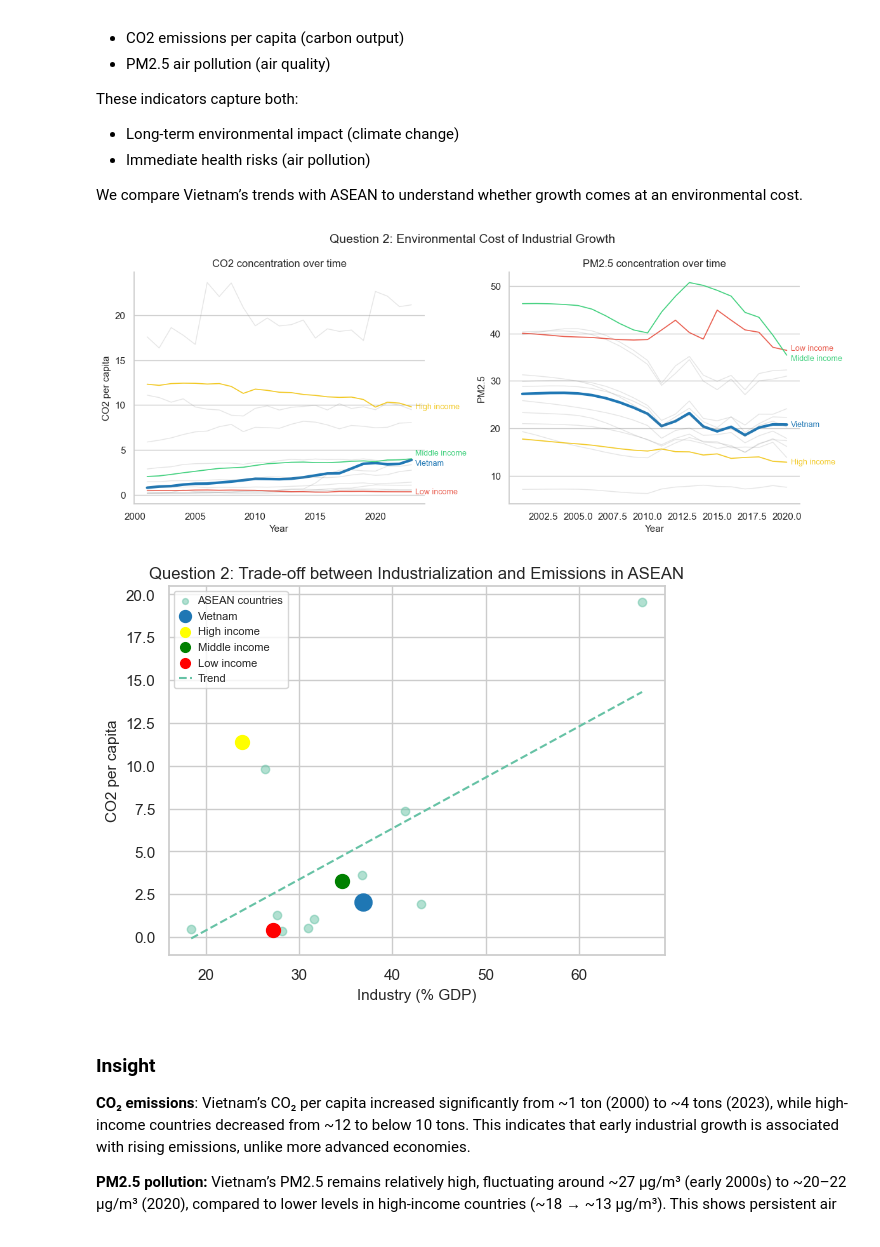
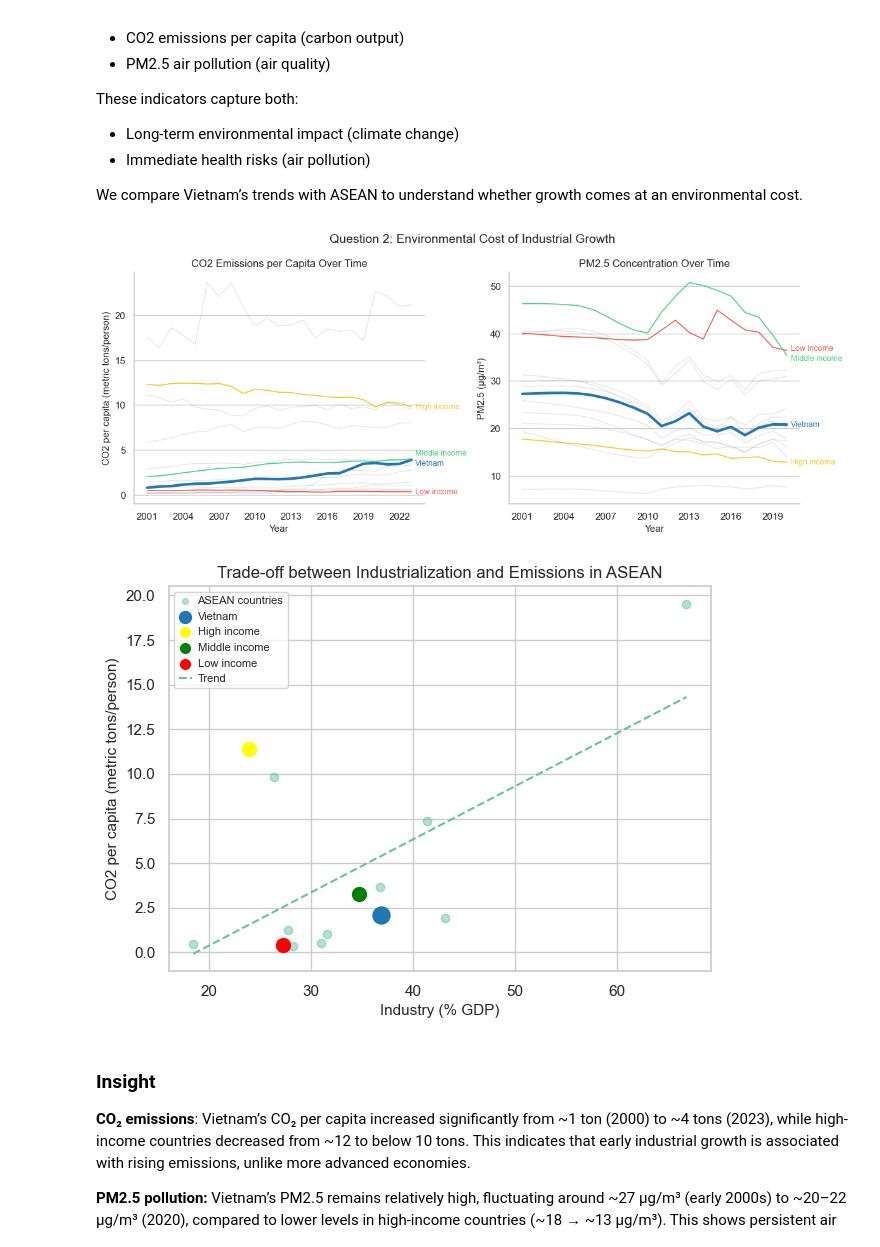
Before and after one commit to thloc1212/DV_LAB2, a Jupyter notebook: merged/merge.ipynb, the cells around one changed output. Cells and saved outputs as stored; diff of their text form; code cells hidden in the pictures.

```diff
--- a/merged/merge.ipynb
+++ b/merged/merge.ipynb
@@ -530,8 +531,13 @@ vn = df_asean_industry[df_asean_industry["Country"] == "Vietnam"]
 x_last = vn["Year"].max()
 
 title_map = {
-    "CO2 per capita": "CO2 concentration over time",
-    "PM2.5": "PM2.5 concentration over time"
+    "CO2 per capita": "CO2 Emissions per Capita Over Time",
+    "PM2.5": "PM2.5 Concentration Over Time"
+}
+
+ylabel_map = {
+    "CO2 per capita": "CO2 per capita (metric tons/person)",
+    "PM2.5": "PM2.5 (µg/m³)"
 }
 
 manual_offsets = {
@@ -582,7 +588,6 @@ for i, metric in enumerate(["CO2 per capita", "PM2.5"]):
 
         if label is not None:
             y_end = y.iloc[-1]
-
             offset = manual_offsets.get(metric, {}).get(label, 0)
 
             ax.text(
@@ -597,8 +602,8 @@ for i, metric in enumerate(["CO2 per capita", "PM2.5"]):
 
     ax.set_title(title_map.get(metric, metric))
     ax.set_xlabel("Year")
-    ax.set_ylabel(metric)
-
+    ax.set_ylabel(ylabel_map.get(metric, metric))
+    ax.xaxis.set_major_locator(MaxNLocator(integer=True))
     ax.grid(axis='x', visible=False)
     ax.spines['right'].set_visible(False)
     ax.spines['top'].set_visible(False)
@@ -607,11 +612,14 @@ plt.suptitle("Question 2: Environmental Cost of Industrial Growth", fontsize=14)
 plt.tight_layout()
 plt.show()
 
+
+# ===== Scatter plot: Industry vs CO2 =====
+
 df_avg = df_asean_industry.groupby("Country").mean(numeric_only=True).reset_index()
 
-plt.figure()
+plt.figure(figsize=(7,5))
 
-# ASEAN
+# ASEAN countries
 plt.scatter(
     df_avg["Industry (% GDP)"],
     df_avg["CO2 per capita"],
@@ -619,54 +627,71 @@ plt.scatter(
     alpha=0.5
 )
 
-# Highlight
+# Highlight groups
 vn = df_avg[df_avg["Country"] == "Vietnam"]
 hi = df_avg[df_avg["Country"] == "High income"]
 mi = df_avg[df_avg["Country"] == "Middle income"]
 lo = df_avg[df_avg["Country"] == "Low income"]
 
 plt.scatter(
     vn["Industry (% GDP)"],
     vn["CO2 per capita"],
     s=150,
     label="Vietnam",
     color=palette_countries.get('Viet Nam', "black"),
 )
-plt.scatter(hi["Industry (% GDP)"], hi["CO2 per capita"], s=100, color="yellow", label="High income")
-plt.scatter(mi["Industry (% GDP)"], mi["CO2 per capita"], s=100, color="green", label="Middle income")
-plt.scatter(lo["Industry (% GDP)"], lo["CO2 per capita"], s=100, color="red", label="Low income")
-plt.text(
-    vn["Industry (% GDP)"].values[0],
-    vn["CO2 per capita"].values[0],
-    ""
+
+plt.scatter(
+    hi["Industry (% GDP)"],
+    hi["CO2 per capita"],
+    s=100,
+    color="yellow",
+    label="High income"
+)
+
+plt.scatter(
+    mi["Industry (% GDP)"],
+    mi["CO2 per capita"],
+    s=100,
+    color="green",
+    label="Middle income"
+)
+
+plt.scatter(
+    lo["Industry (% GDP)"],
+    lo["CO2 per capita"],
+    s=100,
+    color="red",
+    label="Low income"
 )
 
 # Trend line
 x = df_avg["Industry (% GDP)"]
 y = df_avg["CO2 per capita"]
 
 coef = np.polyfit(x, y, 1)
 trend = np.poly1d(coef)
 
 x_line = np.linspace(x.min(), x.max(), 100)
 plt.plot(x_line, trend(x_line), linestyle="--", label="Trend")
 
 plt.xlabel("Industry (% GDP)")
-plt.ylabel("CO2 per capita")
-plt.title("Question 2: Trade-off between Industrialization and Emissions in ASEAN")
+plt.ylabel("CO2 per capita (metric tons/person)")
+plt.title("Trade-off between Industrialization and Emissions in ASEAN")
+
 plt.legend(
-    fontsize=8,        # chữ nhỏ
-    markerscale=0.7,   # marker nhỏ lại
-    handlelength=1.2,  # độ dài line ngắn hơn
-    handletextpad=0.5, # khoảng cách text gần hơn
-    borderpad=0.4,     # padding nhỏ
-    labelspacing=0.5   # khoảng cách giữa các dòng
+    fontsize=8,
+    markerscale=0.7,
+    handlelength=1.2,
+    handletextpad=0.5,
+    borderpad=0.4,
+    labelspacing=0.5
 )
 
 plt.show()
 # %% [output]
-[figure, old version]
+[figure, new version]
-[figure, old version]
+[figure, new version]
 # %% [markdown]
 ### Insight
 **CO₂ emissions**:
```
Also changed, not shown: parts of 5 cells of this notebook.
